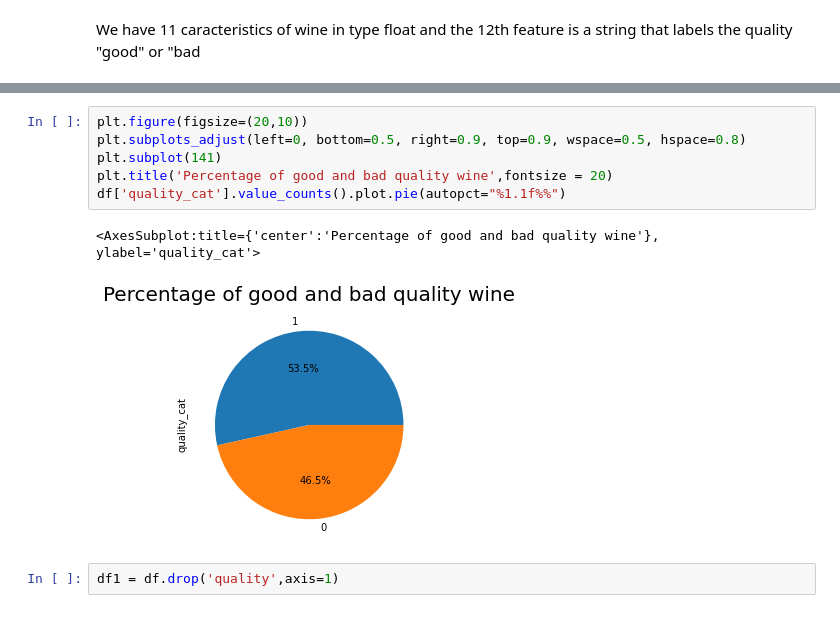
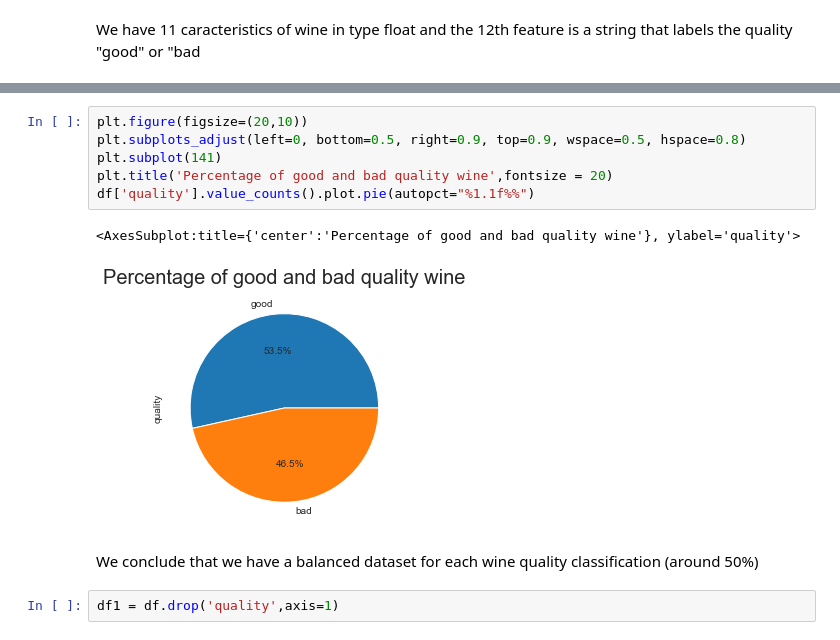
Before and after one commit to CherifYasmine/wine-quality-prediction, a Jupyter notebook: wine-quality-prediction.ipynb, the cells around one changed output, grey strips where cells are left out. Drawn from its saved outputs; the diff is of its cells as text.

Commit message:
commented data visualization

```diff
--- a/wine-quality-prediction.ipynb
+++ b/wine-quality-prediction.ipynb
@@ -119,12 +129,14 @@ Text(0.5, 1.0, 'Quality')
 # %%
 plt.figure(figsize=(20,10))
 plt.subplots_adjust(left=0, bottom=0.5, right=0.9, top=0.9, wspace=0.5, hspace=0.8)
 plt.subplot(141)
 plt.title('Percentage of good and bad quality wine',fontsize = 20)
-df['quality_cat'].value_counts().plot.pie(autopct="%1.1f%%")
+df['quality'].value_counts().plot.pie(autopct="%1.1f%%")
 # %% [output]
-<AxesSubplot:title={'center':'Percentage of good and bad quality wine'}, ylabel='quality_cat'>
+<AxesSubplot:title={'center':'Percentage of good and bad quality wine'}, ylabel='quality'>
-[figure, old version]
+[figure, new version]
+# %% [markdown]
+We conclude that we have a balanced dataset for each wine quality classification (around 50%)
 # %%
 df1 = df.drop('quality',axis=1)
 # %%
```
Also changed, not shown: parts of 10 cells of this notebook.
